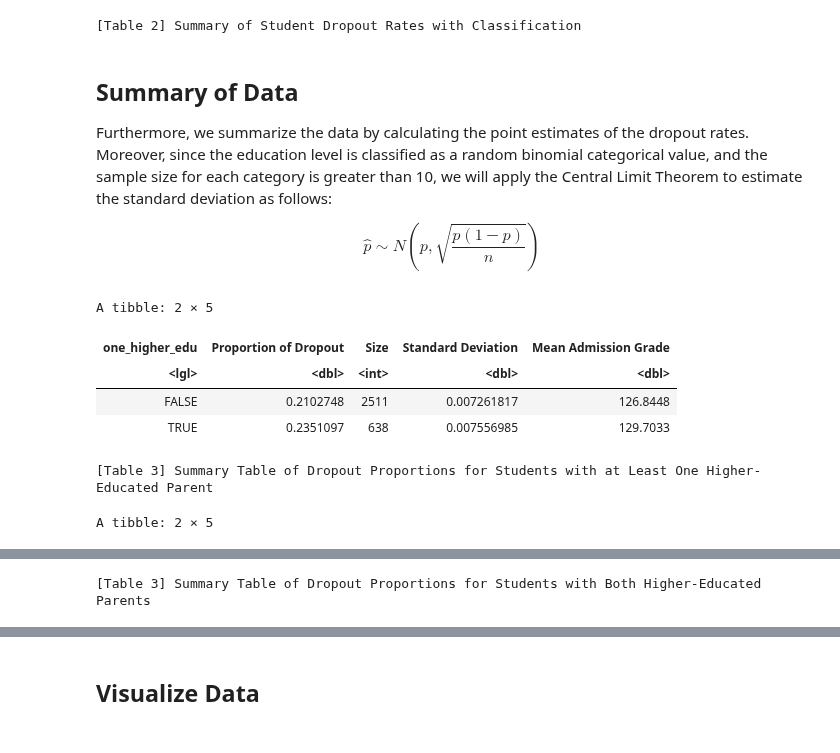
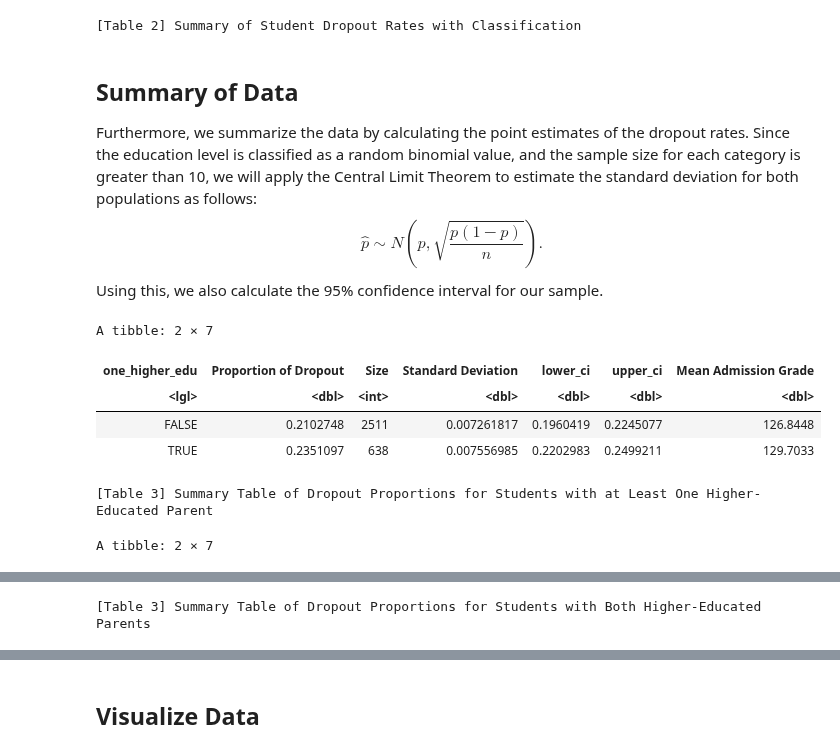
Before and after one commit to MehrshadEsm/stat-201-project, a Jupyter notebook: stat201_project_proposal.ipynb, the cells around one changed output, grey strips where cells are left out. Drawn from its saved outputs; the diff is of its cells as text; code cells hidden in the pictures.

```diff
--- a/stat201_project_proposal.ipynb
+++ b/stat201_project_proposal.ipynb
@@ -245,43 +244,47 @@ A tibble: 6 × 6
 # %% [markdown]
 ## Summary of Data
 
-Furthermore, we summarize the data by calculating the point estimates of the dropout rates. Moreover, since the education level is classified as a random binomial categorical value, and the sample size for each category is greater than 10, we will apply the Central Limit Theorem to estimate the standard deviation as follows:
-
-$$\hat{p}\sim N\left(p, \sqrt{\frac{p(1-p)}{n}}\right)$$
+Furthermore, we summarize the data by calculating the point estimates of the dropout rates. Since the education level is classified as a random binomial value, and the sample size for each category is greater than 10, we will apply the Central Limit Theorem to estimate the standard deviation for both populations as follows:
+$$\hat{p}\sim N\left(p, \sqrt{\frac{p(1-p)}{n}}\right).$$
+Using this, we also calculate the 95% confidence interval for our sample.
 # %%
 # creating the proportion table with the standard deviation
 n <- nrow(student_data_edu)
 
 # calculating point estimates for each category:
 # proportions of dropout, sizes, standard deviations, and mean admission grades for students within that category
 
 student_dropout_props_one <-
     student_data_edu |>
     group_by(one_higher_edu) |>
     summarize(`Proportion of Dropout` = sum(Target == "Dropout") / n(),
               Size = n(),
               `Standard Deviation` = sqrt(`Proportion of Dropout` * (1 - `Proportion of Dropout`) / n),
+              lower_ci = `Proportion of Dropout` + qnorm(0.025) * `Standard Deviation`,
+              upper_ci = `Proportion of Dropout` + qnorm(0.975) * `Standard Deviation`,
               `Mean Admission Grade` = mean(`Admission grade`))
 
 student_dropout_props_both <-
     student_data_edu |>
     group_by(both_higher_edu) |>
     summarize(`Proportion of Dropout` = sum(Target == "Dropout") / n(),
               Size = n(),
               `Standard Deviation` = sqrt(`Proportion of Dropout` * (1 - `Proportion of Dropout`) / n),
+              lower_ci = `Proportion of Dropout` + qnorm(0.025) * `Standard Deviation`,
+              upper_ci = `Proportion of Dropout` + qnorm(0.975) * `Standard Deviation`,
               `Mean Admission Grade` = mean(`Admission grade`))
 
 student_dropout_props_one
 cat("[Table 3] Summary Table of Dropout Proportions for Students with at Least One Higher-Educated Parent \n\n\n\n")
 
 
 student_dropout_props_both
 cat("[Table 3] Summary Table of Dropout Proportions for Students with Both Higher-Educated Parents \n\n\n\n")
 # %% [output]
-A tibble: 2 × 5
+A tibble: 2 × 7
-| one_higher_edu | Proportion of Dropout | Size | Standard Deviation | Mean Admission Grade |
-| <lgl> | <dbl> | <int> | <dbl> | <dbl> |
-| FALSE | 0.2102748 | 2511 | 0.007261817 | 126.8448 |
-| TRUE | 0.2351097 | 638 | 0.007556985 | 129.7033 |
+| one_higher_edu | Proportion of Dropout | Size | Standard Deviation | lower_ci | upper_ci | Mean Admission Grade |
+| <lgl> | <dbl> | <int> | <dbl> | <dbl> | <dbl> | <dbl> |
+| FALSE | 0.2102748 | 2511 | 0.007261817 | 0.1960419 | 0.2245077 | 126.8448 |
+| TRUE | 0.2351097 | 638 | 0.007556985 | 0.2202983 | 0.2499211 | 129.7033 |
 [Table 3] Summary Table of Dropout Proportions for Students with at Least One Higher-Educated Parent
-A tibble: 2 × 5
+A tibble: 2 × 7
```
Also changed, not shown: parts of 9 cells of this notebook.
